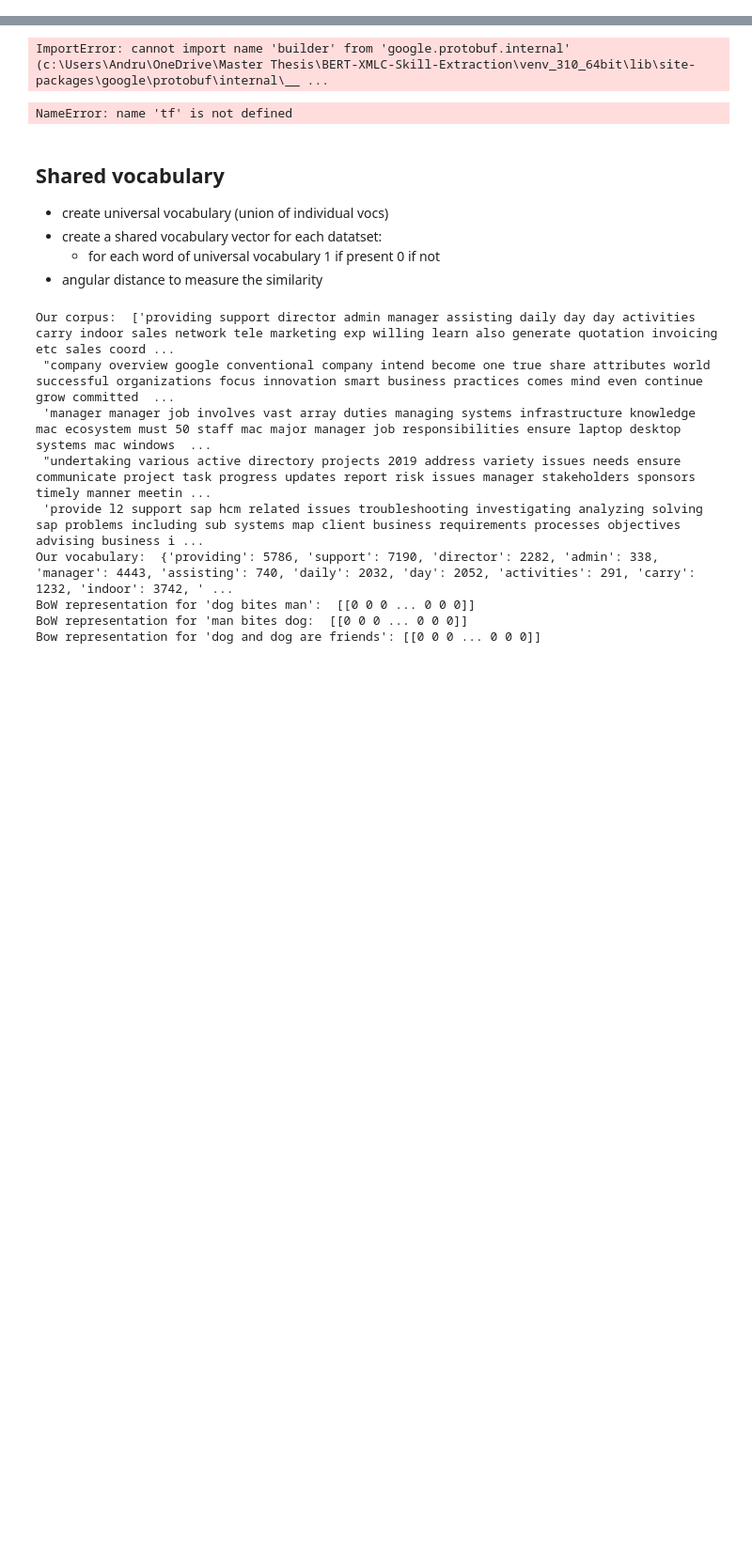
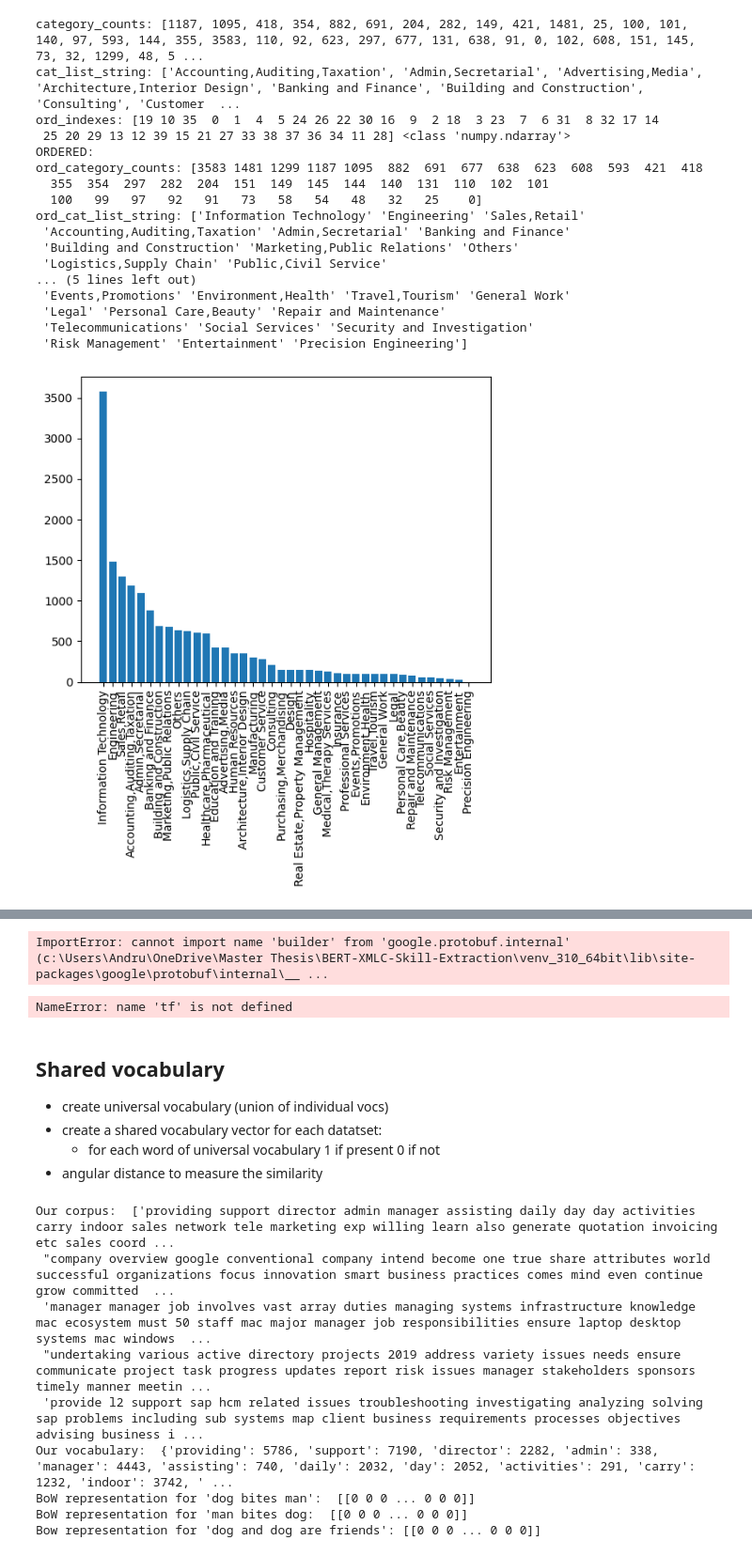
Before and after one commit to AndruOn/BERT-XMLC-Skill-Extraction, a Jupyter notebook: DataAnalysis/similarity_measurements.ipynb, the cells around one changed output, grey strips where cells are left out. Shown at 94% size. Cells and saved outputs as stored; diff of their text form; code cells hidden in the pictures; blank space fills up the shorter version.

```diff
--- a/DataAnalysis/similarity_measurements.ipynb
+++ b/DataAnalysis/similarity_measurements.ipynb
@@ -98,0 +123,37 @@ HINT: This error might have occurred since this system does not have Windows Lon
+# %%
+print("category_counts:",category_counts,type(category_counts))
+print("cat_list_string:",cat_list_string,type(cat_list_string))
+
+
+k_top = len(categories_list)
+ord_indexes = np.argsort(category_counts)[::-1][:k_top]
+print("ord_indexes:",ord_indexes,type(ord_indexes))
+ord_category_counts = np.array(category_counts)[ord_indexes]
+ord_cat_list_string = np.array(cat_list_string)[ord_indexes]
+
+print("ORDERED:")
+print("ord_category_counts:",ord_category_counts)
+print("ord_cat_list_string:",ord_cat_list_string)
+
+plot = plt.bar(ord_cat_list_string, ord_category_counts)
+plt.xticks(rotation='vertical')
+plt.show()
+# %% [output]
+category_counts: [1187, 1095, 418, 354, 882, 691, 204, 282, 149, 421, 1481, 25, 100, 101, 140, 97, 593, 144, 355, 3583, 110, 92, 623, 297, 677, 131, 638, 91, 0, 102, 608, 151, 145, 73, 32, 1299, 48, 5 ...
+cat_list_string: ['Accounting,Auditing,Taxation', 'Admin,Secretarial', 'Advertising,Media', 'Architecture,Interior Design', 'Banking and Finance', 'Building and Construction', 'Consulting', 'Customer  ...
+ord_indexes: [19 10 35  0  1  4  5 24 26 22 30 16  9  2 18  3 23  7  6 31  8 32 17 14
+ 25 20 29 13 12 39 15 21 27 33 38 37 36 34 11 28] <class 'numpy.ndarray'>
+ORDERED:
+ord_category_counts: [3583 1481 1299 1187 1095  882  691  677  638  623  608  593  421  418
+  355  354  297  282  204  151  149  145  144  140  131  110  102  101
+  100   99   97   92   91   73   58   54   48   32   25    0]
+ord_cat_list_string: ['Information Technology' 'Engineering' 'Sales,Retail'
+ 'Accounting,Auditing,Taxation' 'Admin,Secretarial' 'Banking and Finance'
+ 'Building and Construction' 'Marketing,Public Relations' 'Others'
+ 'Logistics,Supply Chain' 'Public,Civil Service'
+... (5 lines left out)
+ 'Events,Promotions' 'Environment,Health' 'Travel,Tourism' 'General Work'
+ 'Legal' 'Personal Care,Beauty' 'Repair and Maintenance'
+ 'Telecommunications' 'Social Services' 'Security and Investigation'
+ 'Risk Management' 'Entertainment' 'Precision Engineering']
+[figure, added]
```
Also changed, not shown: parts of 15 cells of this notebook, 2 other files.
